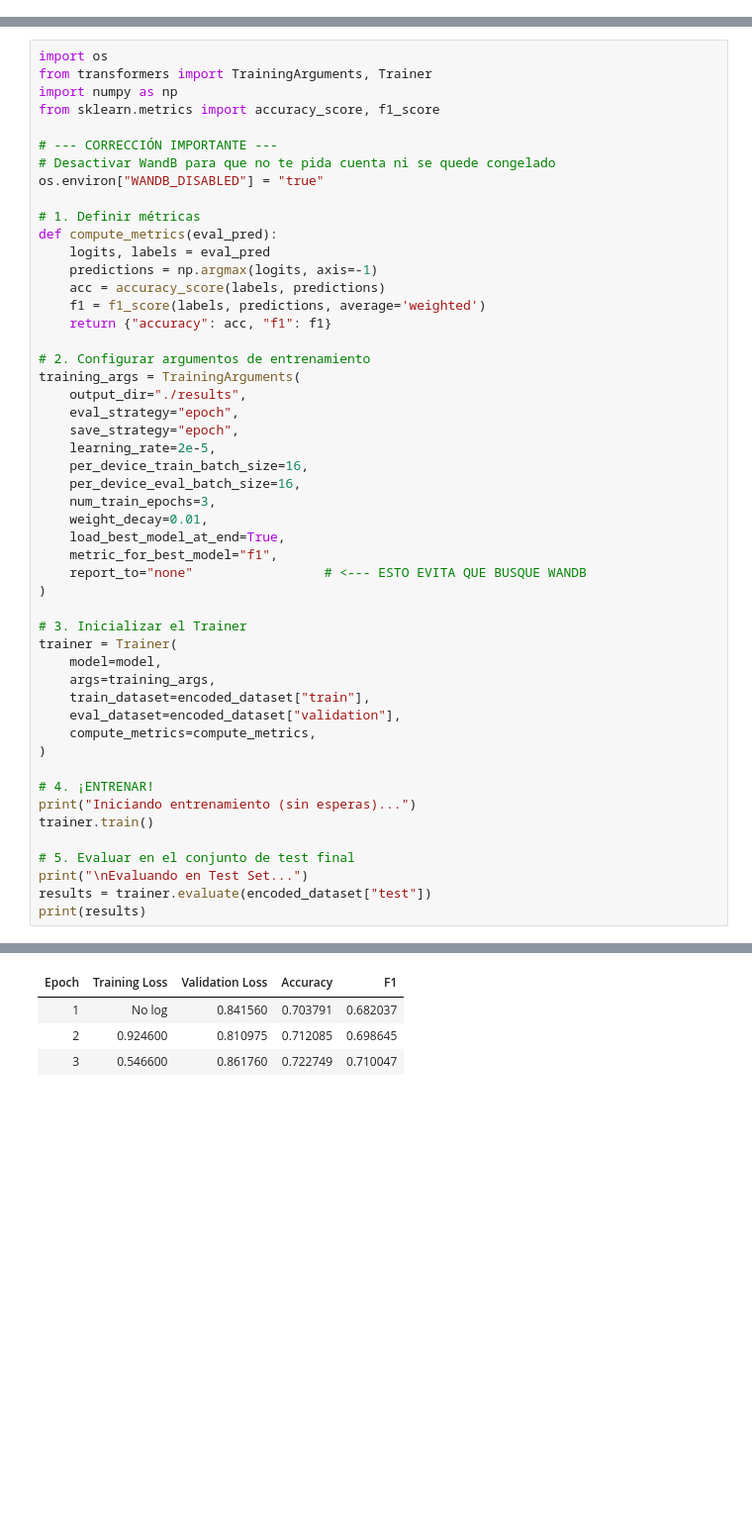
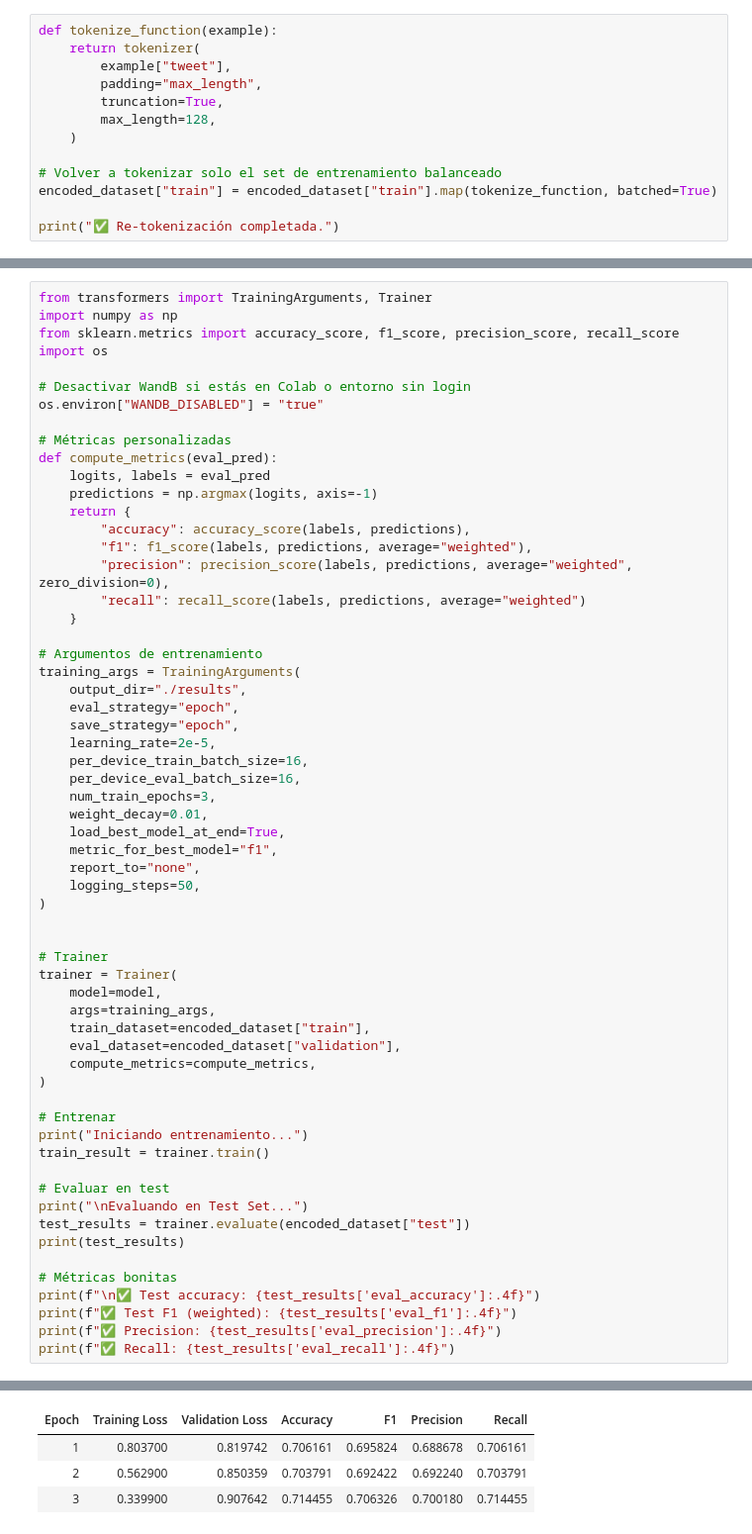
Before and after one commit to Aldous6/TEXTCNN, a Jupyter notebook: TexTCnn.ipynb, the cells around one changed output, grey strips where cells are left out. Shown at 99% size. Drawn from its saved outputs; the diff is of its cells as text; blank space fills up the shorter version.

```diff
--- a/TexTCnn.ipynb
+++ b/TexTCnn.ipynb
@@ -220,0 +509,13 @@ Estructura final de una muestra: dict_keys(['id', 'event', 'tweet', 'offensive',
+# %%
+def tokenize_function(example):
+    return tokenizer(
+        example["tweet"],
+        padding="max_length",
+        truncation=True,
+        max_length=128,
+    )
+
+# Volver a tokenizar solo el set de entrenamiento balanceado
+encoded_dataset["train"] = encoded_dataset["train"].map(tokenize_function, batched=True)
+
+print("✅ Re-tokenización completada.")
@@ -221,22 +524,24 @@ Estructura final de una muestra: dict_keys(['id', 'event', 'tweet', 'offensive',
 # %%
-import os
 from transformers import TrainingArguments, Trainer
 import numpy as np
-from sklearn.metrics import accuracy_score, f1_score
+from sklearn.metrics import accuracy_score, f1_score, precision_score, recall_score
+import os
 
-# --- CORRECCIÓN IMPORTANTE ---
-# Desactivar WandB para que no te pida cuenta ni se quede congelado
+# Desactivar WandB si estás en Colab o entorno sin login
 os.environ["WANDB_DISABLED"] = "true"
 
-# 1. Definir métricas
+# Métricas personalizadas
 def compute_metrics(eval_pred):
     logits, labels = eval_pred
     predictions = np.argmax(logits, axis=-1)
-    acc = accuracy_score(labels, predictions)
-    f1 = f1_score(labels, predictions, average='weighted')
-    return {"accuracy": acc, "f1": f1}
+    return {
+        "accuracy": accuracy_score(labels, predictions),
+        "f1": f1_score(labels, predictions, average="weighted"),
+        "precision": precision_score(labels, predictions, average="weighted", zero_division=0),
+        "recall": recall_score(labels, predictions, average="weighted")
+    }
 
-# 2. Configurar argumentos de entrenamiento
+# Argumentos de entrenamiento
 training_args = TrainingArguments(
     output_dir="./results",
     eval_strategy="epoch",
@@ -248,10 +553,12 @@ training_args = TrainingArguments(
     weight_decay=0.01,
     load_best_model_at_end=True,
     metric_for_best_model="f1",
-    report_to="none"                 # <--- ESTO EVITA QUE BUSQUE WANDB
+    report_to="none",
+    logging_steps=50,
 )
 
-# 3. Inicializar el Trainer
+
+# Trainer
 trainer = Trainer(
     model=model,
     args=training_args,
@@ -260,12 +567,18 @@ trainer = Trainer(
     compute_metrics=compute_metrics,
 )
 
-# 4. ¡ENTRENAR!
-print("Iniciando entrenamiento (sin esperas)...")
-trainer.train()
+# Entrenar
+print("Iniciando entrenamiento...")
+train_result = trainer.train()
 
-# 5. Evaluar en el conjunto de test final
+# Evaluar en test
 print("\nEvaluando en Test Set...")
-results = trainer.evaluate(encoded_dataset["test"])
-print(results)
+test_results = trainer.evaluate(encoded_dataset["test"])
+print(test_results)
+
+# Métricas bonitas
+print(f"\n✅ Test accuracy: {test_results['eval_accuracy']:.4f}")
+print(f"✅ Test F1 (weighted): {test_results['eval_f1']:.4f}")
+print(f"✅ Precision: {test_results['eval_precision']:.4f}")
+print(f"✅ Recall: {test_results['eval_recall']:.4f}")
 # %% [output]
@@ -274,6 +587,6 @@ Iniciando entrenamiento (sin esperas)...
-| Epoch | Training Loss | Validation Loss | Accuracy | F1 |
-| 1 | No log | 0.841560 | 0.703791 | 0.682037 |
-| 2 | 0.924600 | 0.810975 | 0.712085 | 0.698645 |
-| 3 | 0.546600 | 0.861760 | 0.722749 | 0.710047 |
+| Epoch | Training Loss | Validation Loss | Accuracy | F1 | Precision | Recall |
+| 1 | 0.803700 | 0.819742 | 0.706161 | 0.695824 | 0.688678 | 0.706161 |
+| 2 | 0.562900 | 0.850359 | 0.703791 | 0.692422 | 0.692240 | 0.703791 |
+| 3 | 0.339900 | 0.907642 | 0.714455 | 0.706326 | 0.700180 | 0.714455 |
 Evaluando en Test Set...
 [interactive output not drawn]
```
Also changed, not shown: parts of 26 cells of this notebook.
